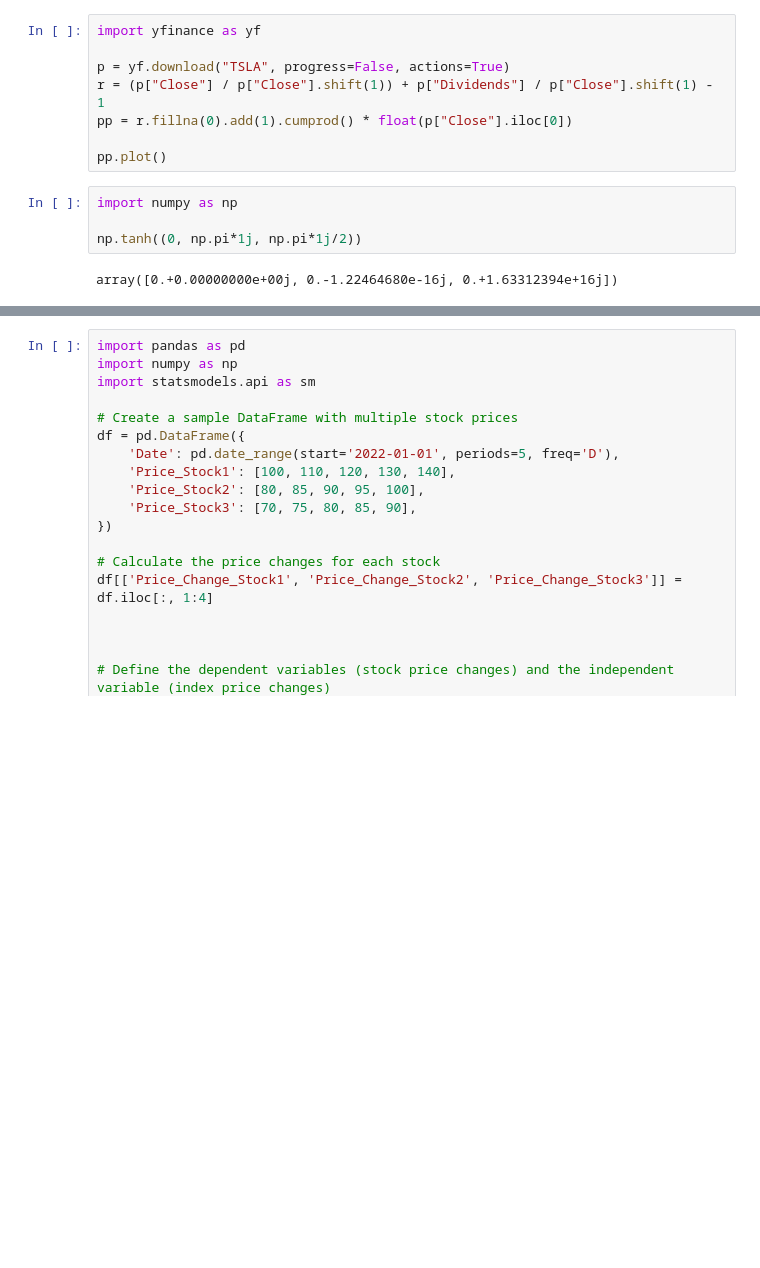
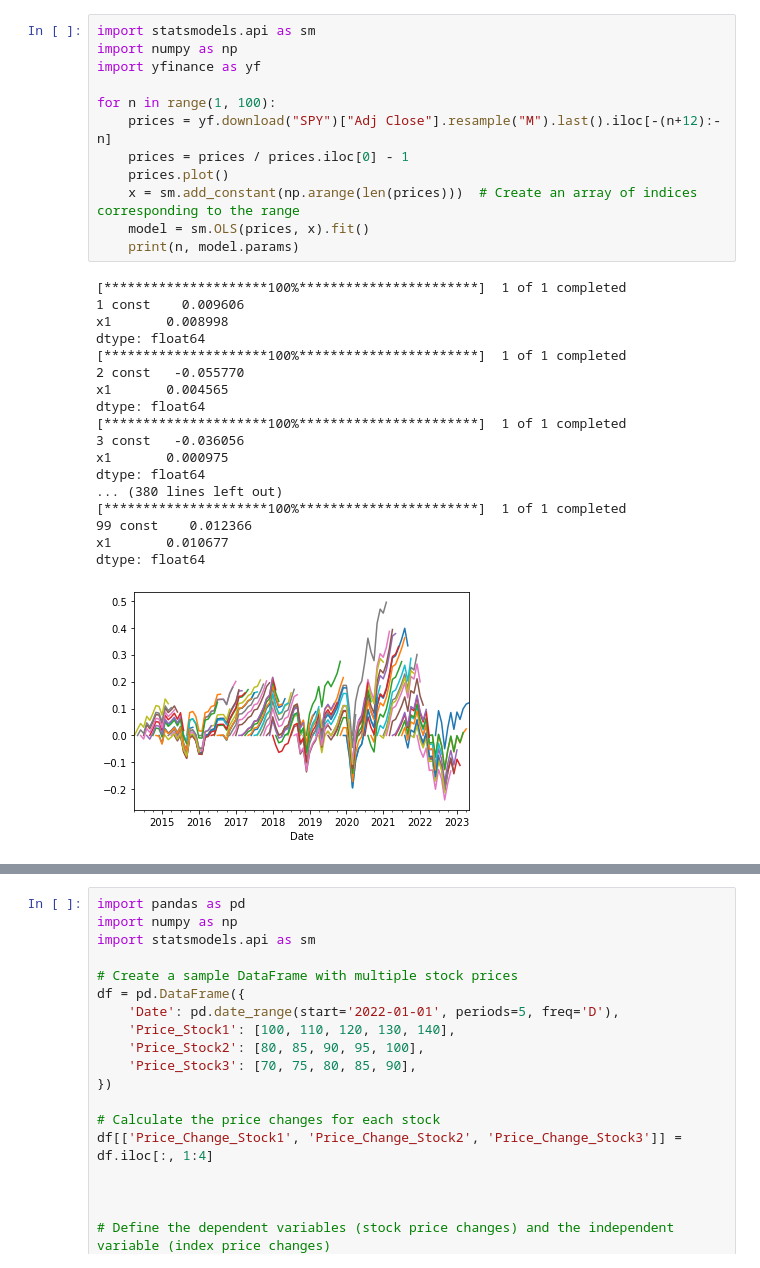
Before and after one commit to HTF1125/RobertLab, a Jupyter notebook: test.ipynb, the cells around one changed output, grey strips where cells are left out. Drawn from its saved outputs; the diff is of its cells as text; blank space fills up the shorter version.

```diff
--- a/test.ipynb
+++ b/test.ipynb
@@ -1,14 +1,31 @@
-# %%
-import yfinance as yf
-
-p = yf.download("TSLA", progress=False, actions=True)
-r = (p["Close"] / p["Close"].shift(1)) + p["Dividends"] / p["Close"].shift(1) - 1
-pp = r.fillna(0).add(1).cumprod() * float(p["Close"].iloc[0])
-
-pp.plot()
-# %%
-import numpy as np
-
-np.tanh((0, np.pi*1j, np.pi*1j/2))
-# %% [output]
-array([0.+0.00000000e+00j, 0.-1.22464680e-16j, 0.+1.63312394e+16j])
+# %%
+import statsmodels.api as sm
+import numpy as np
+import yfinance as yf
+
+for n in range(1, 100):
+    prices = yf.download("SPY")["Adj Close"].resample("M").last().iloc[-(n+12):-n]
+    prices = prices / prices.iloc[0] - 1
+    prices.plot()
+    x = sm.add_constant(np.arange(len(prices)))  # Create an array of indices corresponding to the range
+    model = sm.OLS(prices, x).fit()
+    print(n, model.params)
+# %% [output]
+[*********************100%***********************]  1 of 1 completed
+1 const    0.009606
+x1       0.008998
+dtype: float64
+[*********************100%***********************]  1 of 1 completed
+2 const   -0.055770
+x1       0.004565
+dtype: float64
+[*********************100%***********************]  1 of 1 completed
+3 const   -0.036056
+x1       0.000975
+dtype: float64
+... (380 lines left out)
+[*********************100%***********************]  1 of 1 completed
+99 const    0.012366
+x1       0.010677
+dtype: float64
+[figure, added]
```
Also changed, not shown: parts of 9 cells of this notebook, 17 other files.
